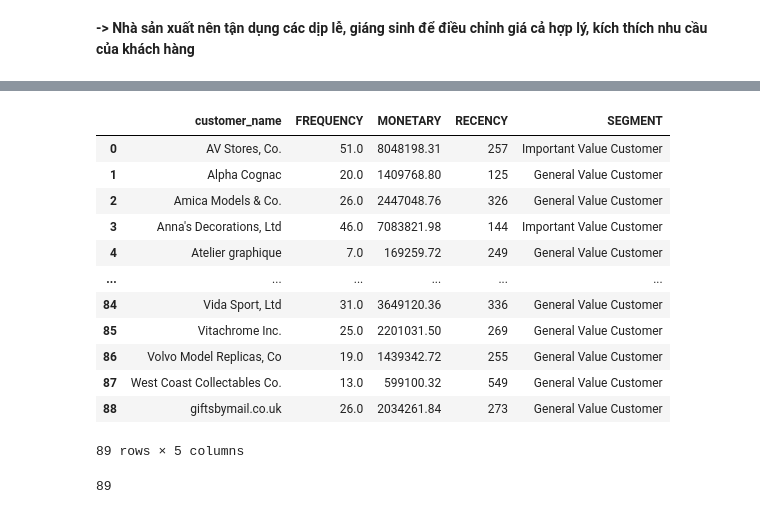
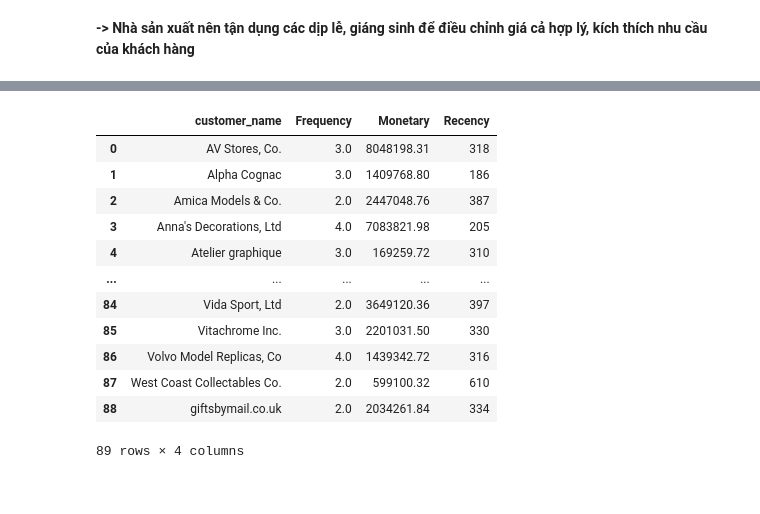
Before and after one commit to fabyanbui/Programming4DS_FinalProject, a Jupyter notebook: notebooks/3.2-eda.ipynb, the cells around one changed output, grey strips where cells are left out. Drawn from its saved outputs; the diff is of its cells as text; code cells hidden in the pictures.

```diff
--- a/notebooks/3.2-eda.ipynb
+++ b/notebooks/3.2-eda.ipynb
@@ -118,48 +124,36 @@ Từ biểu đồ, ta thấy được khoảng thời gian số lượng đặt
 # %%
+# chọn mốc thời gian '2020-9-30'  làm time stone vì đó là cuối quý 3 năm 2020
+timestone = '2020-9-30'
 
 processed_df['order_date'] = pd.to_datetime(processed_df['order_date'], dayfirst=True)
 
 # Recency
-processed_df['RECENCY'] = (pd.to_datetime('2020-7-31') - processed_df['order_date']).dt.days
+processed_df['Recency'] = (pd.to_datetime(timestone) - processed_df['order_date']).dt.days
 
 # Frequency
-frequency = processed_df.groupby('customer_name').size().reset_index(name='Frequency')
+frequency = processed_df.drop_duplicates(subset= 'order_number').groupby('customer_name')['order_number'].count().reset_index(name='Frequency')
 
 # Monetary
 monetary = processed_df.groupby('customer_name')['sales'].sum().reset_index(name='Monetary')
 
-rfm = pd.merge(pd.merge(frequency, monetary, on='customer_name'), processed_df[['customer_name', 'RECENCY']], on='customer_name')
+# merge 3 columns and customer
+rfm = frequency.merge(monetary, on='customer_name')
+rfm = rfm.merge(processed_df[['customer_name', 'Recency']], on='customer_name')
 
-rfm_aggregated = rfm.groupby('customer_name').agg({'Frequency': 'mean', 'Monetary': 'sum', 'RECENCY': 'min'}).reset_index()
+rfm_segment = rfm.groupby('customer_name').agg({'Frequency': 'mean', 'Monetary': 'sum', 'Recency': 'min'}).reset_index()
 
-def rfm_segmentation(row):
-    if row['RECENCY'] <= 365  and row['Frequency'] >= 40 and row['Monetary'] >= 600000:
-        return 'Important Value Customer'
-    elif row['Frequency'] < 20 and row['Monetary'] < 150000:
-        return 'Low-Value Customer'
-    else:
-        return 'General Value Customer'
-
-rfm_aggregated['Segment'] = rfm_aggregated.apply(rfm_segmentation, axis=1)
-
-rfm_aggregated.rename(columns={'Frequency':'FREQUENCY', 'Monetary':'MONETARY','Segment':'SEGMENT'}, inplace=True)
-
-rfm_aggregated
+rfm_segment
 # %% [output]
-|  | customer_name | FREQUENCY | MONETARY | RECENCY | SEGMENT |
-| 0 | AV Stores, Co. | 51.0 | 8048198.31 | 257 | Important Value Customer |
-| 1 | Alpha Cognac | 20.0 | 1409768.80 | 125 | General Value Customer |
-| 2 | Amica Models & Co. | 26.0 | 2447048.76 | 326 | General Value Customer |
-| 3 | Anna's Decorations, Ltd | 46.0 | 7083821.98 | 144 | Important Value Customer |
-| 4 | Atelier graphique | 7.0 | 169259.72 | 249 | General Value Customer |
-| ... | ... | ... | ... | ... | ... |
-| 84 | Vida Sport, Ltd | 31.0 | 3649120.36 | 336 | General Value Customer |
-| 85 | Vitachrome Inc. | 25.0 | 2201031.50 | 269 | General Value Customer |
-| 86 | Volvo Model Replicas, Co | 19.0 | 1439342.72 | 255 | General Value Customer |
-| 87 | West Coast Collectables Co. | 13.0 | 599100.32 | 549 | General Value Customer |
-| 88 | giftsbymail.co.uk | 26.0 | 2034261.84 | 273 | General Value Customer |
+|  | customer_name | Frequency | Monetary | Recency |
+| 0 | AV Stores, Co. | 3.0 | 8048198.31 | 318 |
+| 1 | Alpha Cognac | 3.0 | 1409768.80 | 186 |
+| 2 | Amica Models & Co. | 2.0 | 2447048.76 | 387 |
+| 3 | Anna's Decorations, Ltd | 4.0 | 7083821.98 | 205 |
+| 4 | Atelier graphique | 3.0 | 169259.72 | 310 |
+| ... | ... | ... | ... | ... |
+| 84 | Vida Sport, Ltd | 2.0 | 3649120.36 | 397 |
+| 85 | Vitachrome Inc. | 3.0 | 2201031.50 | 330 |
+| 86 | Volvo Model Replicas, Co | 4.0 | 1439342.72 | 316 |
+| 87 | West Coast Collectables Co. | 2.0 | 599100.32 | 610 |
+| 88 | giftsbymail.co.uk | 2.0 | 2034261.84 | 334 |
-89 rows × 5 columns
+89 rows × 4 columns
-# %%
-processed_df['customer_name'].nunique()
-# %% [output]
-89
```
Also changed, not shown: parts of 25 cells of this notebook, 1 other file.
